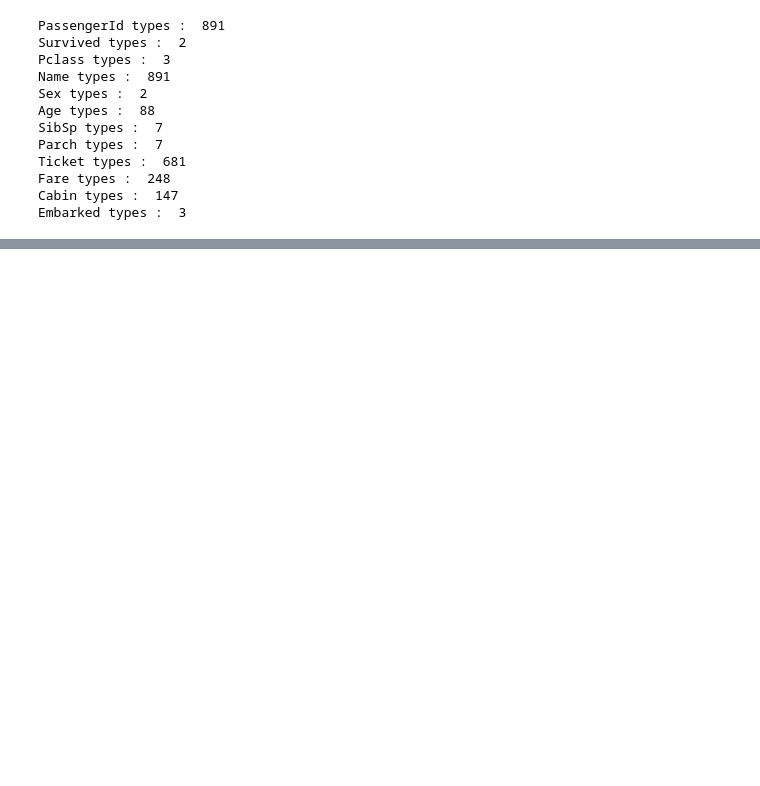
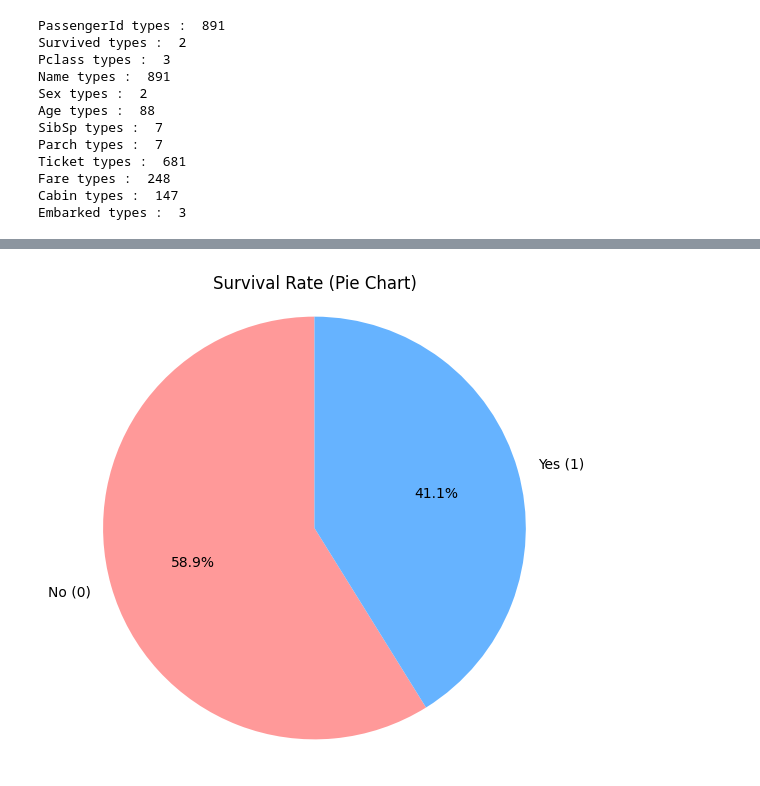
Before and after one commit to Gerutrute/paper_study, a Jupyter notebook: 스터디_1주차_타이타닉_데이터분석(ML)/data_analysis.ipynb, the cells around one changed output, grey strips where cells are left out. Saved outputs shown, nothing was run; the diff lists cells and outputs as text; code cells hidden in the pictures; blank space fills up the shorter version.

```diff
--- a/스터디_1주차_타이타닉_데이터분석(ML)/data_analysis.ipynb
+++ b/스터디_1주차_타이타닉_데이터분석(ML)/data_analysis.ipynb
@@ -281,0 +653,8 @@ for feature in features:
+# %%
+# Decision Tree
+
+decision_tree = DecisionTreeClassifier()
+decision_tree.fit(X_train, Y_train)
+Y_pred = decision_tree.predict(X_test)
+acc_decision_tree = round(decision_tree.score(X_train, Y_train) * 100, 2)
+acc_decision_tree
@@ -281,0 +663,9 @@ for feature in features:
+# %%
+# Random Forest
+
+random_forest = RandomForestClassifier(n_estimators=100)
+random_forest.fit(X_train, Y_train)
+Y_pred = random_forest.predict(X_test)
+random_forest.score(X_train, Y_train)
+acc_random_forest = round(random_forest.score(X_train, Y_train) * 100, 2)
+acc_random_forest
@@ -281,0 +674,7 @@ for feature in features:
+# %%
+# K-NN(K Nearest Neighberhood)
+knn = KNeighborsClassifier(n_neighbors = 3)
+knn.fit(X_train, Y_train)
+Y_pred = knn.predict(X_test)
+acc_knn = round(knn.score(X_train, Y_train) * 100, 2)
+acc_knn
@@ -281,0 +704,18 @@ for feature in features:
+# %%
+submission = pd.DataFrame({
+        "PassengerId": test_df["PassengerId"],
+        "Survived": Y_pred
+    })
+# %%
+# 라벨과 값 설정
+labels = ['No (0)', 'Yes (1)']
+sizes = submission['Survived'].value_counts().values
+
+# 원형 차트 그리기
+plt.figure(figsize=(6, 6))
+plt.pie(sizes, labels=labels, autopct='%1.1f%%', startangle=90, colors=['#ff9999', '#66b3ff'])
+plt.title('Survival Rate (Pie Chart)')
+plt.axis('equal')  # 원을 동그랗게 유지
+plt.show()
+# %% [output]
+[figure, added]
```
Also changed, not shown: parts of 92 cells of this notebook, 1 other file.
